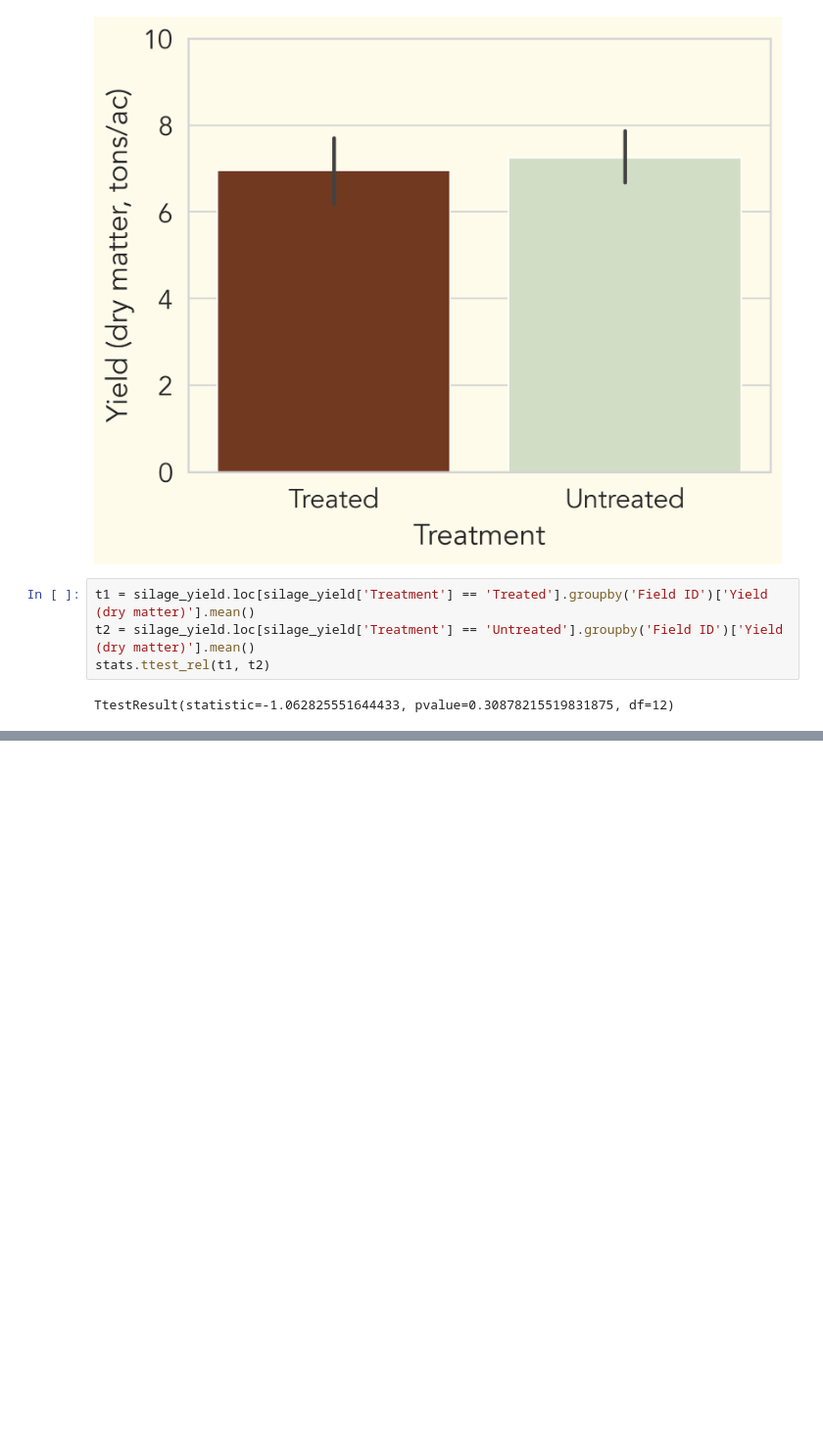
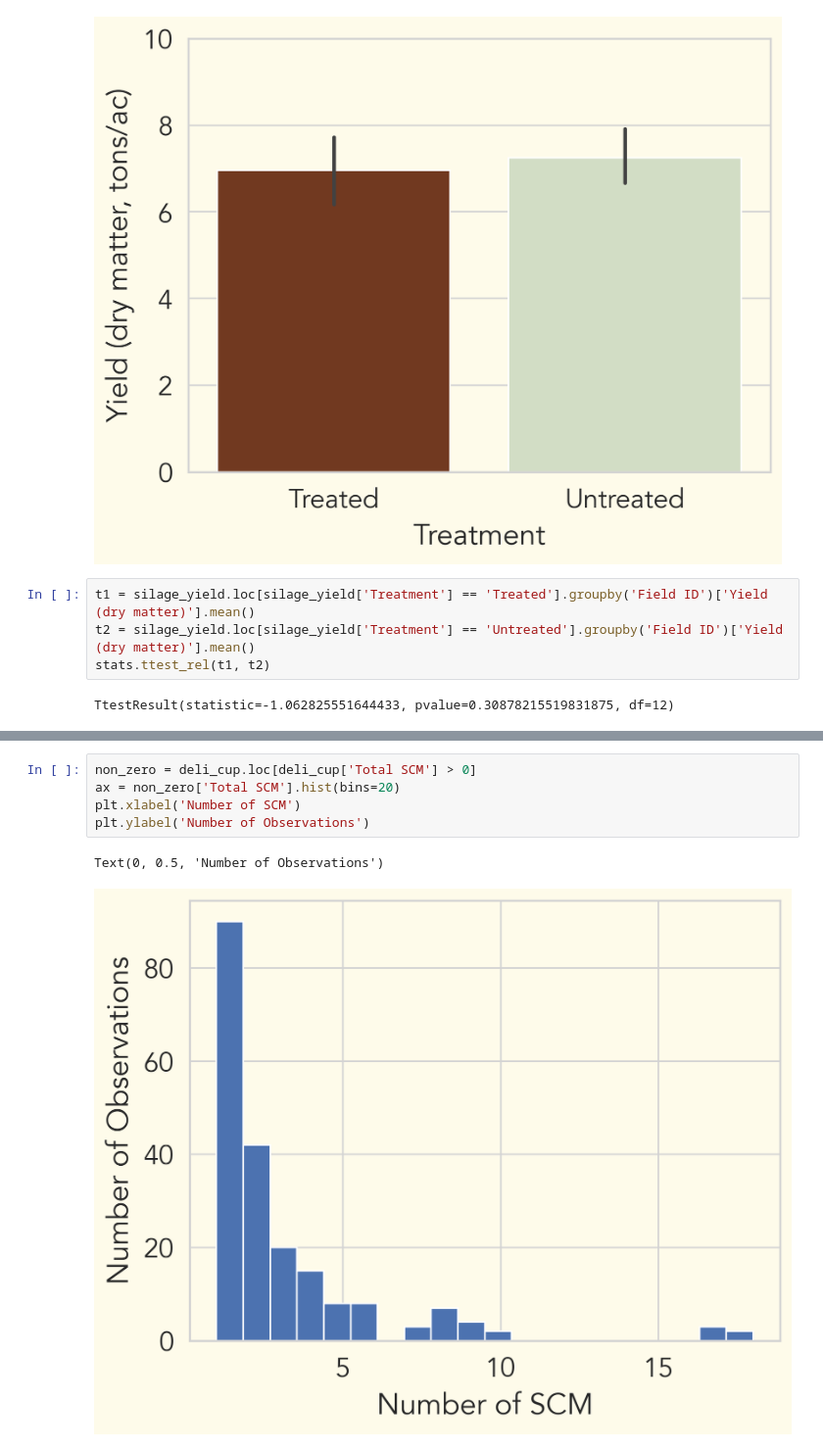
Before and after one commit to chloecho31/cornell, a Jupyter notebook: SCM/2025/Map for Cobleskill/Prelim Data/prelim_analysis.ipynb, the cells around one changed output, grey strips where cells are left out. Shown at 98% size. Drawn from its saved outputs; the diff is of its cells as text; blank space fills up the shorter version.

```diff
--- a/SCM/2025/Map for Cobleskill/Prelim Data/prelim_analysis.ipynb
+++ b/SCM/2025/Map for Cobleskill/Prelim Data/prelim_analysis.ipynb
@@ -699,0 +840,8 @@ TtestResult(statistic=-0.11760941339897871, pvalue=0.9109555556289679, df=5)
+# %%
+non_zero = deli_cup.loc[deli_cup['Total SCM'] > 0]
+ax = non_zero['Total SCM'].hist(bins=20)
+plt.xlabel('Number of SCM')
+plt.ylabel('Number of Observations')
+# %% [output]
+Text(0, 0.5, 'Number of Observations')
+[figure, added]
```
Also changed, not shown: parts of 32 cells of this notebook, 20 other files.
